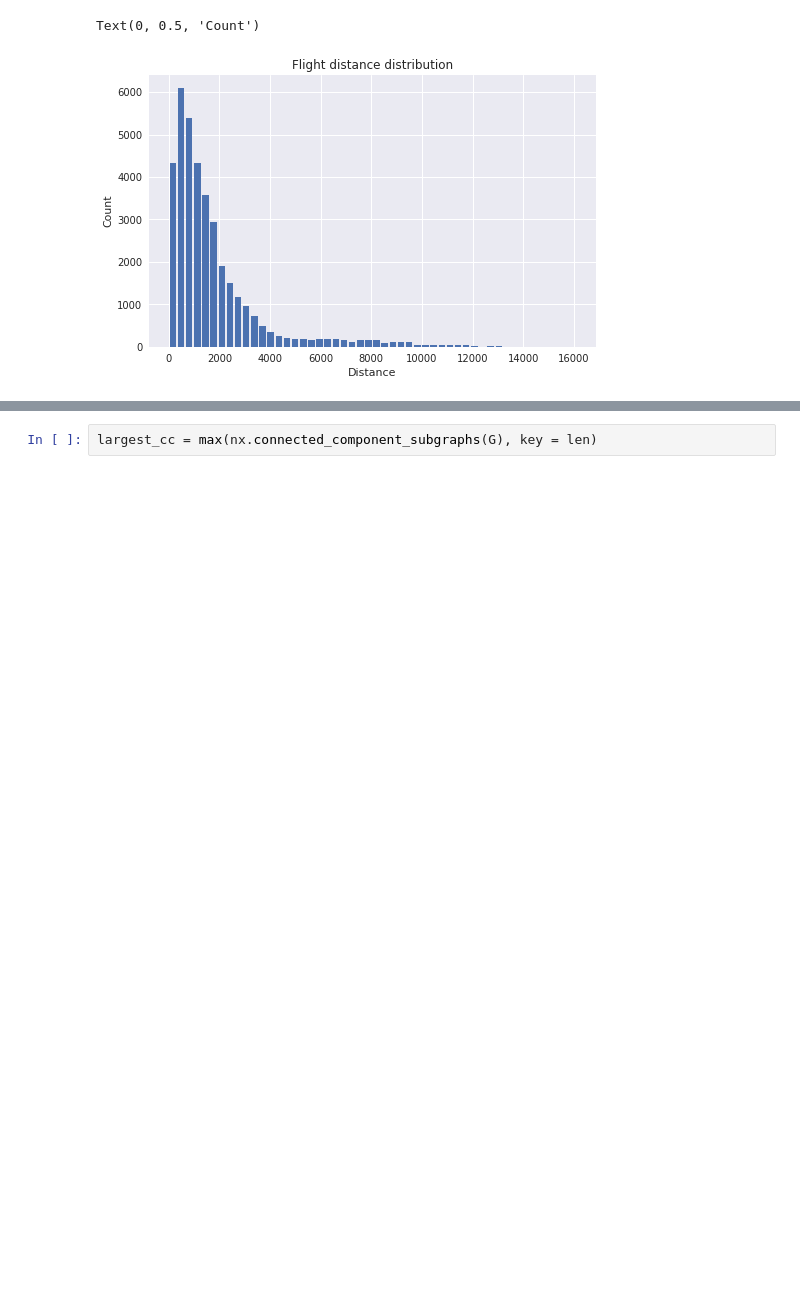
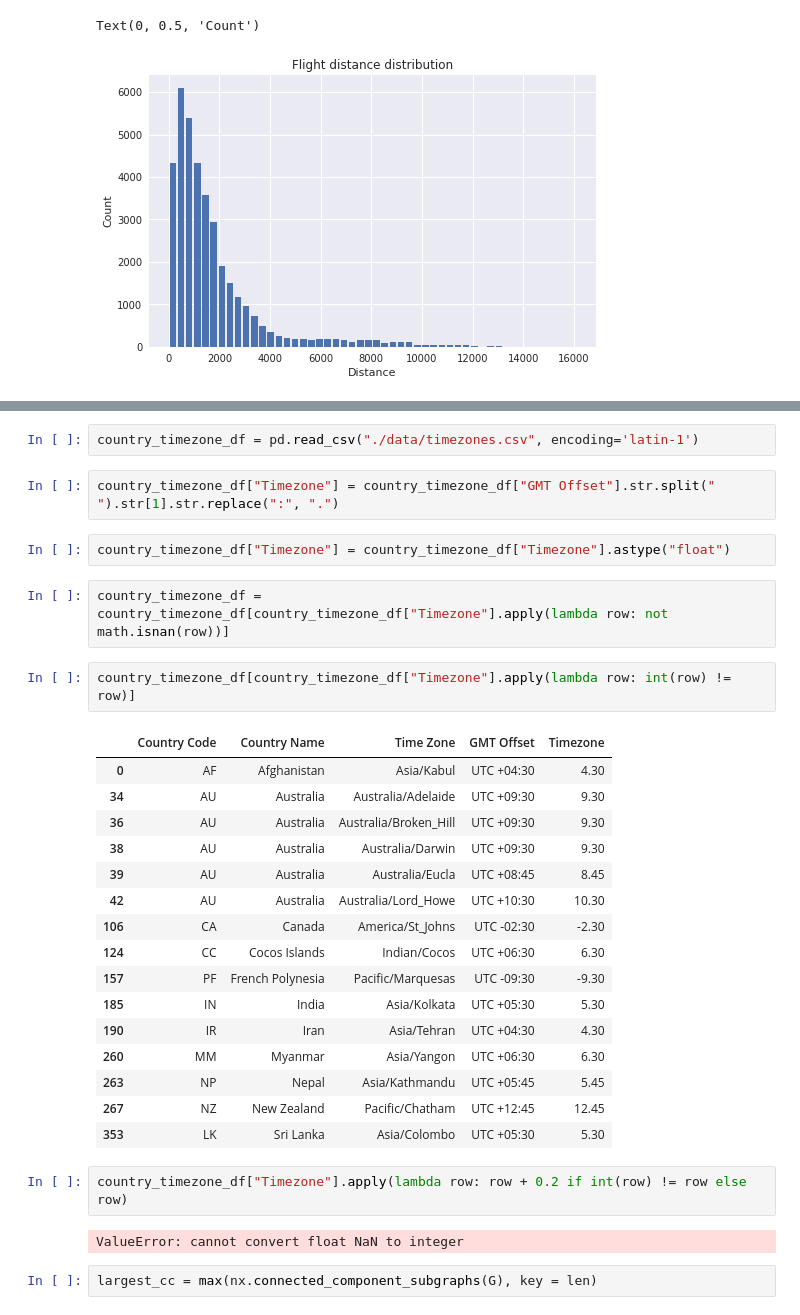
Before and after one commit to lchenbb/NTDS2019_Project, a Jupyter notebook: explore_data.ipynb, the cells around one changed output, grey strips where cells are left out. Drawn from its saved outputs; the diff is of its cells as text; blank space fills up the shorter version.

```diff
--- a/explore_data.ipynb
+++ b/explore_data.ipynb
@@ -313,3 +460,34 @@ Text(0, 0.5, 'Count')
+# %%
+country_timezone_df = pd.read_csv("./data/timezones.csv", encoding='latin-1')
+# %%
+country_timezone_df["Timezone"] = country_timezone_df["GMT Offset"].str.split(" ").str[1].str.replace(":", ".")
+# %%
+country_timezone_df["Timezone"] = country_timezone_df["Timezone"].astype("float")
+# %%
+country_timezone_df = country_timezone_df[country_timezone_df["Timezone"].apply(lambda row: not math.isnan(row))]
+# %%
+country_timezone_df[country_timezone_df["Timezone"].apply(lambda row: int(row) != row)]
+# %% [output]
+|  | Country Code | Country Name | Time Zone | GMT Offset | Timezone |
+| 0 | AF | Afghanistan | Asia/Kabul | UTC +04:30 | 4.30 |
+| 34 | AU | Australia | Australia/Adelaide | UTC +09:30 | 9.30 |
+| 36 | AU | Australia | Australia/Broken_Hill | UTC +09:30 | 9.30 |
+| 38 | AU | Australia | Australia/Darwin | UTC +09:30 | 9.30 |
+| 39 | AU | Australia | Australia/Eucla | UTC +08:45 | 8.45 |
+| 42 | AU | Australia | Australia/Lord_Howe | UTC +10:30 | 10.30 |
+| 106 | CA | Canada | America/St_Johns | UTC -02:30 | -2.30 |
+| 124 | CC | Cocos Islands | Indian/Cocos | UTC +06:30 | 6.30 |
+| 157 | PF | French Polynesia | Pacific/Marquesas | UTC -09:30 | -9.30 |
+| 185 | IN | India | Asia/Kolkata | UTC +05:30 | 5.30 |
+| 190 | IR | Iran | Asia/Tehran | UTC +04:30 | 4.30 |
+| 260 | MM | Myanmar | Asia/Yangon | UTC +06:30 | 6.30 |
+| 263 | NP | Nepal | Asia/Kathmandu | UTC +05:45 | 5.45 |
+| 267 | NZ | New Zealand | Pacific/Chatham | UTC +12:45 | 12.45 |
+| 353 | LK | Sri Lanka | Asia/Colombo | UTC +05:30 | 5.30 |
+# %%
+country_timezone_df["Timezone"].apply(lambda row: row + 0.2 if int(row) != row else row)
+# %% [output]
+ValueError: cannot convert float NaN to integer
 # %%
 largest_cc = max(nx.connected_component_subgraphs(G), key = len)
 # %%
```
Also changed, not shown: parts of 23 cells of this notebook, 14 other files.
